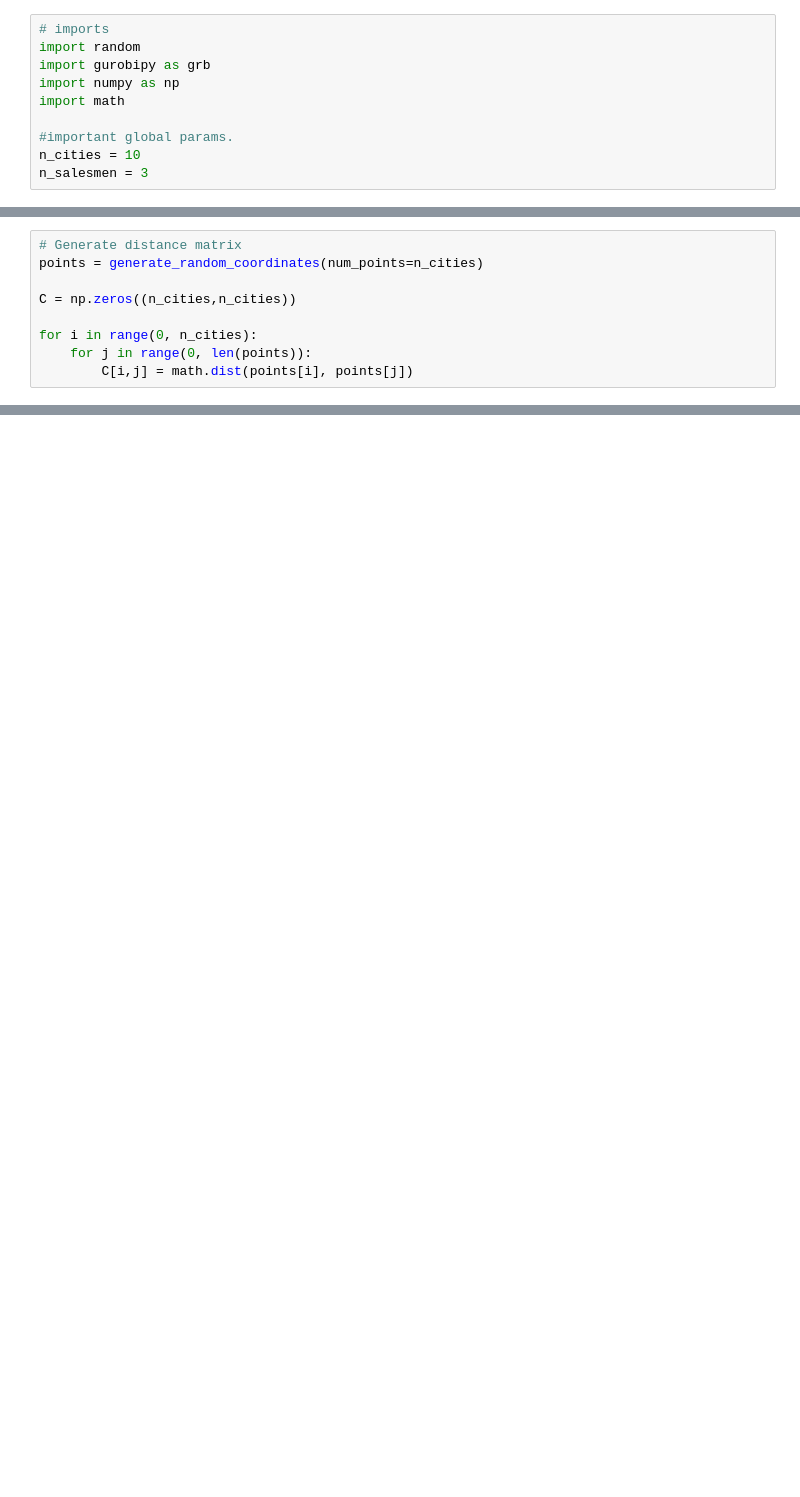
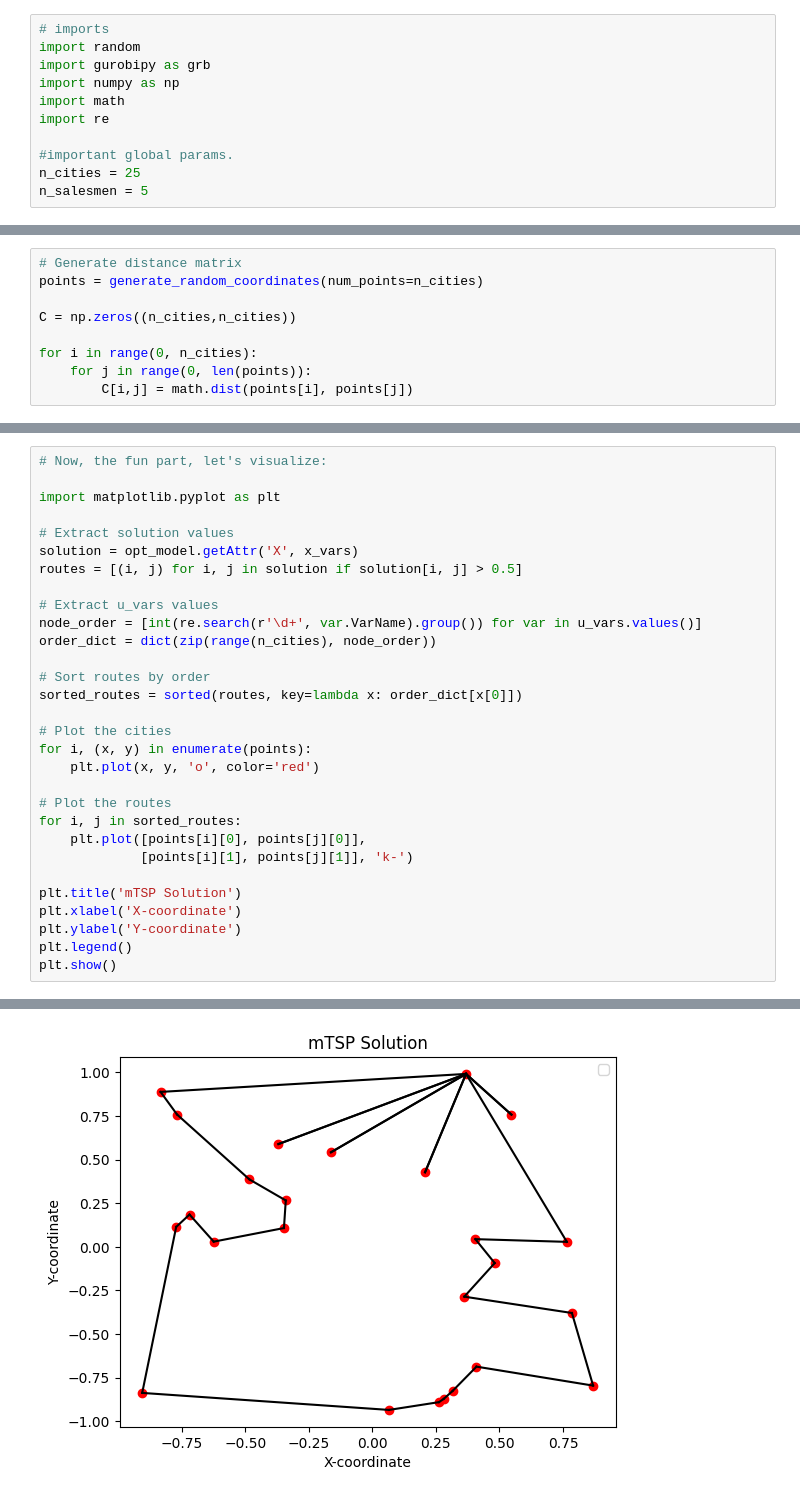
Before and after one commit to RRabayah/mTSP-project, a Jupyter notebook: project_playground.ipynb, the cells around one changed output, grey strips where cells are left out. Cells and saved outputs as stored; diff of their text form; blank space fills up the shorter version.

```diff
--- a/project_playground.ipynb
+++ b/project_playground.ipynb
@@ -76,9 +76,10 @@ import random
 import gurobipy as grb
 import numpy as np
 import math
+import re
 
 #important global params.
-n_cities = 10
-n_salesmen = 3
+n_cities = 25
+n_salesmen = 5
 # %%
 # Generate set of random points deterministically => straightforward.
@@ -140,0 +166,31 @@ TypeError: 'builtin_function_or_method' object is not subscriptable
+# %%
+# Now, the fun part, let's visualize:
+
+import matplotlib.pyplot as plt
+
+# Extract solution values
+solution = opt_model.getAttr('X', x_vars)
+routes = [(i, j) for i, j in solution if solution[i, j] > 0.5]
+
+# Extract u_vars values
+node_order = [int(re.search(r'\d+', var.VarName).group()) for var in u_vars.values()]
+order_dict = dict(zip(range(n_cities), node_order))
+
+# Sort routes by order
+sorted_routes = sorted(routes, key=lambda x: order_dict[x[0]])
+
+# Plot the cities
+for i, (x, y) in enumerate(points):
+    plt.plot(x, y, 'o', color='red')
+
+# Plot the routes
+for i, j in sorted_routes:
+    plt.plot([points[i][0], points[j][0]],
+             [points[i][1], points[j][1]], 'k-')
+
+plt.title('mTSP Solution')
+plt.xlabel('X-coordinate')
+plt.ylabel('Y-coordinate')
+plt.legend()
+plt.show()
+# %% [output]
@@ -140,0 +198 @@ TypeError: 'builtin_function_or_method' object is not subscriptable
+[figure, added]
```
Also changed, not shown: parts of 3 cells of this notebook.
